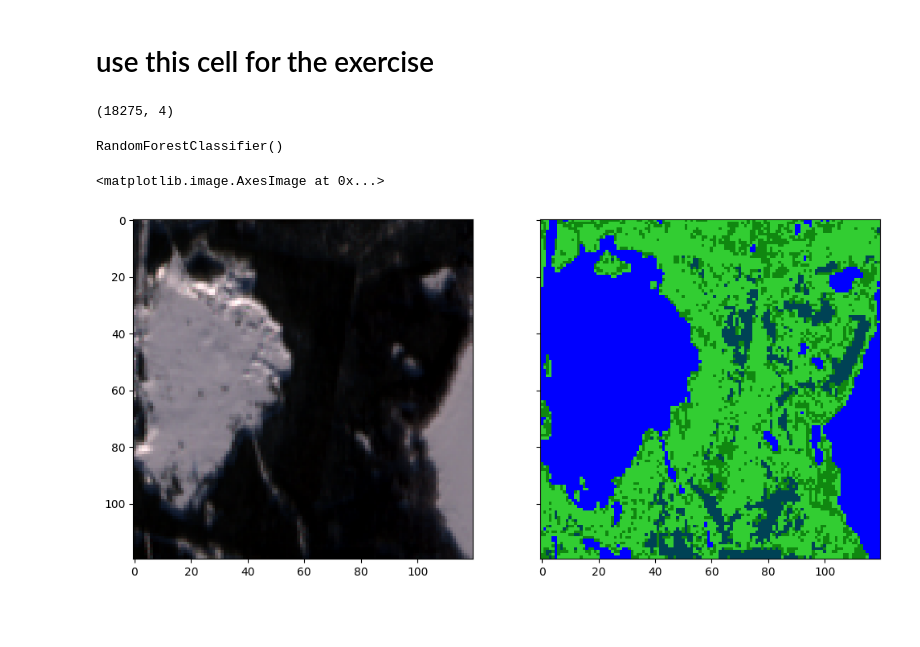
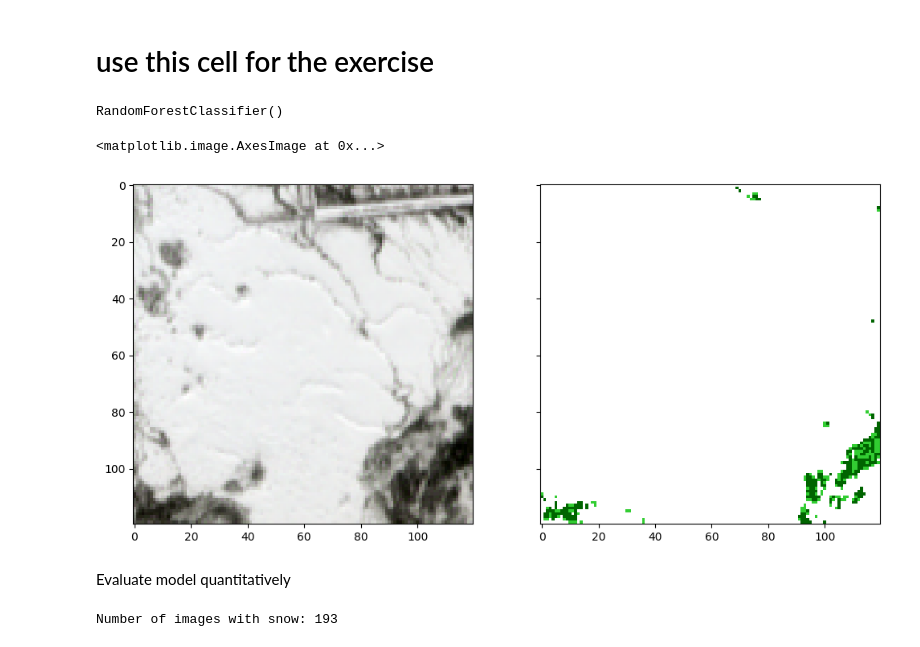
Before and after one commit to osca-mwongera/HfT, a Jupyter notebook: PG1/PRS/classification/lulc_ml.ipynb, the cells around one changed output. Cells and saved outputs as stored; diff of their text form; code cells hidden in the pictures; blank space fills up the shorter version.

Commit message:
Get a count of images with snow

```diff
--- a/PG1/PRS/classification/lulc_ml.ipynb
+++ b/PG1/PRS/classification/lulc_ml.ipynb
@@ -627,16 +606,26 @@ snow_area = np.concatenate(
     ), axis=0
 )
 snow_area.shape
+
+colors = [
+    'limegreen',  # grassland
+    'darkgreen',  # forest
+    'blue',  # water
+    'white',  # snow
+]
+cmap = LinearSegmentedColormap.from_list("cmap", colors)
-# %% [output]
-(18275, 4)
 # %%
 # compile input data for all the 4 classes
 X_data = np.concatenate([new_grassland_area, new_forest_area, new_water_area, snow_area], axis = 0)
 y_data = np.hstack([np.zeros(len(new_grassland_area)), np.ones(len(new_forest_area)), np.ones(len(new_water_area))*2, np.ones(len(snow_area))*3])
 
 # split the entire dataset into a training (70%) and remain (30%) split; the remain fraction will be split into validation (50%) and test (50%)
-X_train, X_remain, y_train, y_remain = train_test_split(X_data, y_data, train_size=0.7, shuffle=True, random_state=42, stratify=y_data)
-X_val, X_test, y_val, y_test = train_test_split(X_remain, y_remain, train_size=0.5, shuffle=True, random_state=42, stratify=y_remain)
+X_train, X_remain, y_train, y_remain = train_test_split(
+    X_data, y_data, train_size=0.7, shuffle=True, random_state=42, stratify=y_data
+)
+X_val, X_test, y_val, y_test = train_test_split(
+    X_remain, y_remain, train_size=0.5, shuffle=True, random_state=42, stratify=y_remain
+)
 # %%
 # instantiate model, RandomForestClassifier
 model = RandomForestClassifier(n_estimators=100)
@@ -646,19 +635,38 @@ model.fit(X_train, y_train)
 # %% [output]
 RandomForestClassifier()
 # %%
-# Test model
-ix = 608
+# Use model
+ix = 655
 pred = model.predict(np.dstack(data[ix]).reshape(-1, 4))
 
 # plot input beside the prediction
 f, ax = plt.subplots(1, 2, sharex=True, sharey=True, figsize=(12, 6))
 
 # plot the prediction
 img = np.dstack([data[ix][0], data[ix][1], data[ix][2]])  # we extract the R, G, B bands for this scene
 img = (img-np.min(img, axis=(0,1)))/(np.max(img, axis=(0,1)) - np.min(img, axis=(0,1)))
 ax[0].imshow(img)
 
 ax[1].imshow(pred.reshape(120, 120), cmap=cmap)
 # %% [output]
 <matplotlib.image.AxesImage at 0x...>
-[figure, old version]
+[figure, new version]
+# %% [markdown]
+Evaluate model quantitatively
+# %%
+# Count images with more than 1000px of snow
+import sys
+np.set_printoptions(threshold=sys.maxsize)
+
+images_with_snow = []
+for i in range(data.shape[0]):
+  pred = model.predict(np.dstack(data[i]).reshape(-1, 4))
+  unique, counts = np.unique(pred, return_counts=True)
+  if 3 in unique:
+    index_of_count_of_pixels_with_snow = np.where(unique == 3)[0][0]
+    if counts[index_of_count_of_pixels_with_snow] > 1000:
+      images_with_snow.append({i: counts[index_of_count_of_pixels_with_snow]})
+
+print(f"Number of images with snow: {len(images_with_snow)}")
+# %% [output]
+Number of images with snow: 193
```
Also changed, not shown: parts of 9 cells of this notebook.
